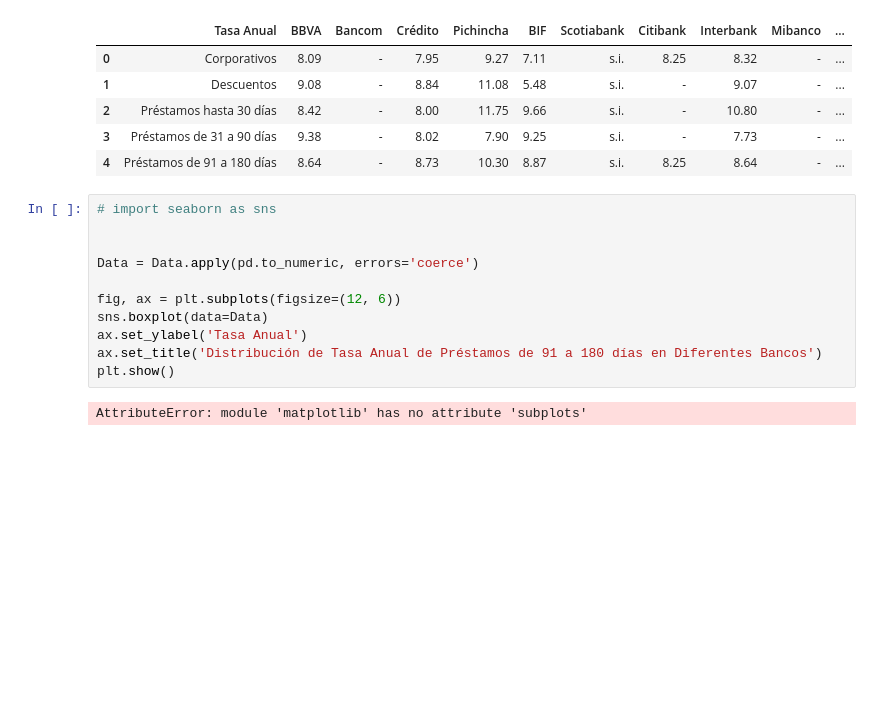
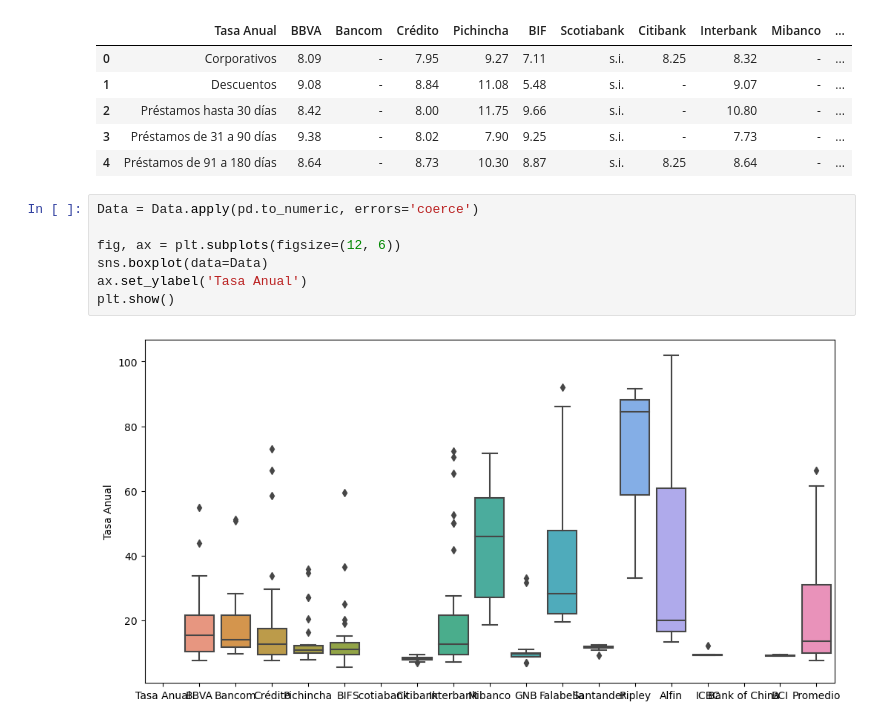
Before and after one commit to jhersoncueva/proyecto-final-cueva_portocarrero_trabajofinal, a Jupyter notebook: proyecto_final_plantilla.ipynb, the cells around one changed output. Saved outputs shown, nothing was run; the diff lists cells and outputs as text; blank space fills up the shorter version.

```diff
--- a/proyecto_final_plantilla.ipynb
+++ b/proyecto_final_plantilla.ipynb
@@ -306,15 +307,11 @@ Data.head(5)
 | 3 | Préstamos de 31 a 90 días | 9.38 | - | 8.02 | 7.90 | 9.25 | s.i. | - | 7.73 | - | ... |
 | 4 | Préstamos de 91 a 180 días | 8.64 | - | 8.73 | 10.30 | 8.87 | s.i. | 8.25 | 8.64 | - | ... |
 # %%
-# import seaborn as sns
-
-
 Data = Data.apply(pd.to_numeric, errors='coerce')
 
 fig, ax = plt.subplots(figsize=(12, 6))
 sns.boxplot(data=Data)
 ax.set_ylabel('Tasa Anual')
-ax.set_title('Distribución de Tasa Anual de Préstamos de 91 a 180 días en Diferentes Bancos')
 plt.show()
 # %% [output]
-AttributeError: module 'matplotlib' has no attribute 'subplots'
+[figure, added]
```
Also changed, not shown: parts of 2 cells of this notebook.
